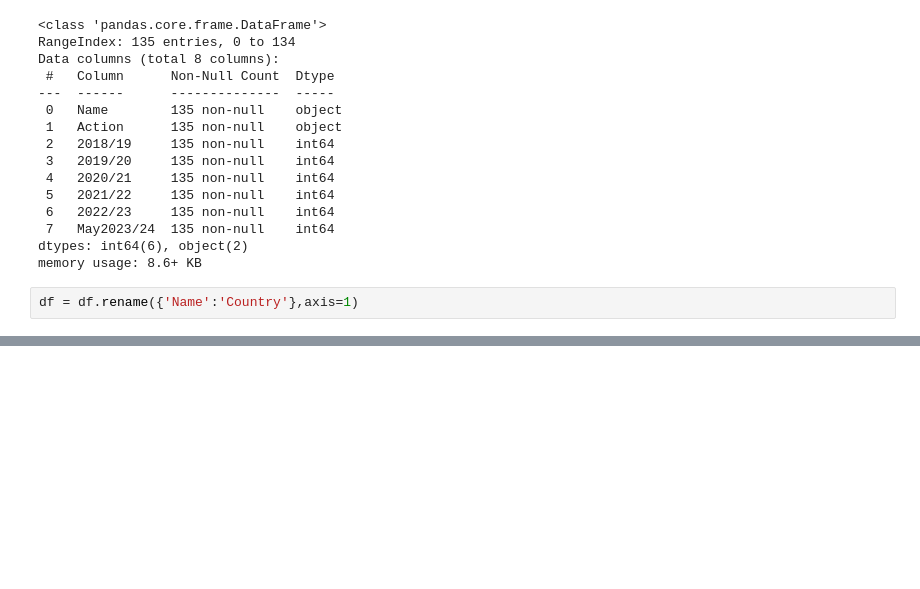
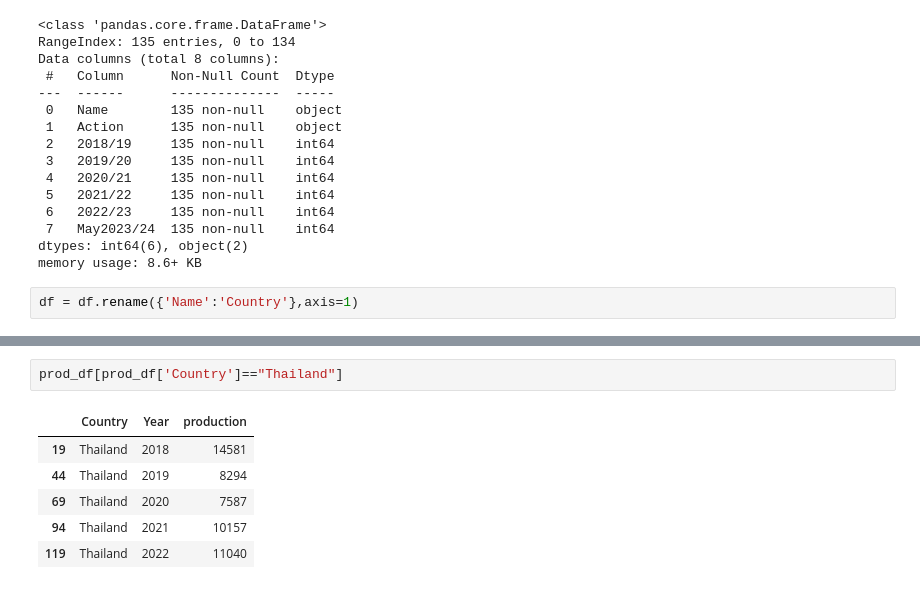
Before and after one commit to NajibAdan/world_sugar, a Jupyter notebook: eda.ipynb, the cells around one changed output, grey strips where cells are left out. Saved outputs shown, nothing was run; the diff lists cells and outputs as text; blank space fills up the shorter version.

```diff
--- a/eda.ipynb
+++ b/eda.ipynb
@@ -72,0 +100,9 @@ sns.barplot(data=consump_df.head(50), x='Country', y = 'consumption',hue='Year',
+# %%
+prod_df[prod_df['Country']=="Thailand"]
+# %% [output]
+|  | Country | Year | production |
+| 19 | Thailand | 2018 | 14581 |
+| 44 | Thailand | 2019 | 8294 |
+| 69 | Thailand | 2020 | 7587 |
+| 94 | Thailand | 2021 | 10157 |
+| 119 | Thailand | 2022 | 11040 |
```
Also changed, not shown: parts of 5 cells of this notebook.
